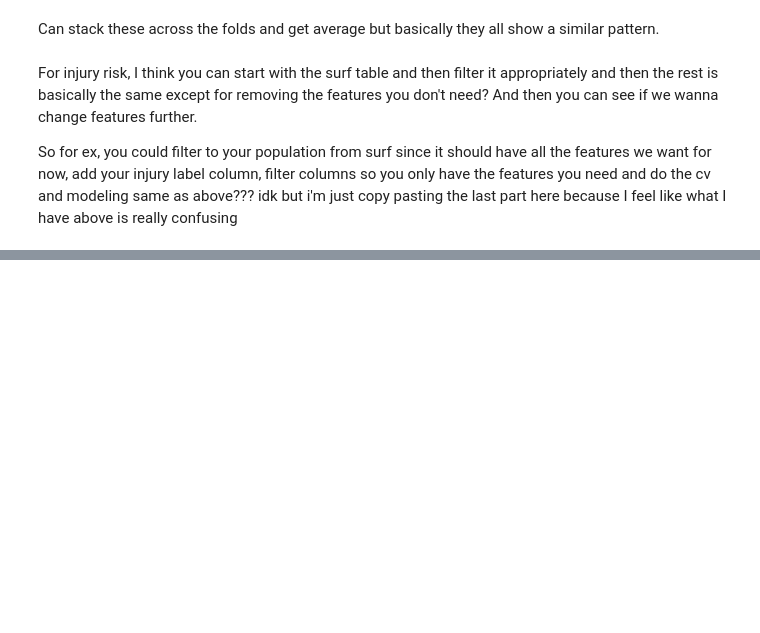
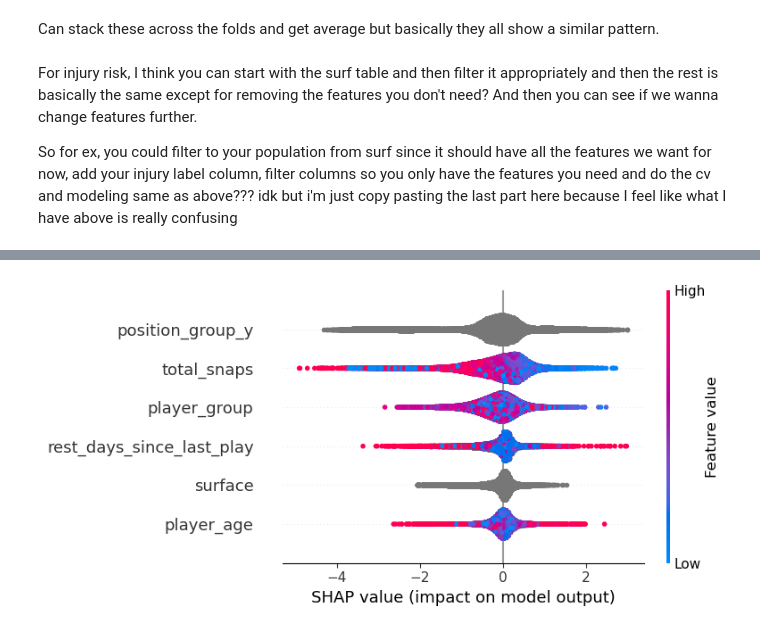
Before and after one commit to jc39963/NFLPA_2025, a Jupyter notebook: reinjury.ipynb, the cells around one changed output, grey strips where cells are left out. Saved outputs shown, nothing was run; the diff lists cells and outputs as text; code cells hidden in the pictures; blank space fills up the shorter version.

```diff
--- a/reinjury.ipynb
+++ b/reinjury.ipynb
@@ -733,0 +719,27 @@ for season in range(1, len(seasons)):
+# %%
+first_timers = surf.loc[
+surf["total_injuries_current_season"] < 1
+]
+# %%
+# trying with next week injury as outcome bc makes more sense
+nextweek = first_timers[
+    [
+        "player_age",
+        "position_group_y",
+        "season",  # not a predictor but need for the time-based CV
+        # "week",
+        "rest_days_since_last_play",
+        "surface",
+        "total_snaps",
+        "injured_after_this_week",  # is this the outcome or should it be missed this game?
+    # also could maybe use most recent injury if they were injured last season?
+        "gsis_id"
+    ]
+]
+# %%
+nextweek["surface"] = nextweek["surface"].astype("category")
+#filtered_cols["most_recent_injury"] = filtered_cols["most_recent_injury"].astype(
+#    "category"
+#)
+nextweek['injured_after_this_week'] = nextweek['injured_after_this_week'].astype('int')
+nextweek["position_group_y"] = nextweek["position_group_y"].astype("category")
@@ -733,0 +808,4 @@ for season in range(1, len(seasons)):
+# %%
+shap.summary_plot(shap_all, X_all, feature_names=feature_names)
+# %% [output]
+[figure, added]
```
Also changed, not shown: parts of 38 cells of this notebook.
